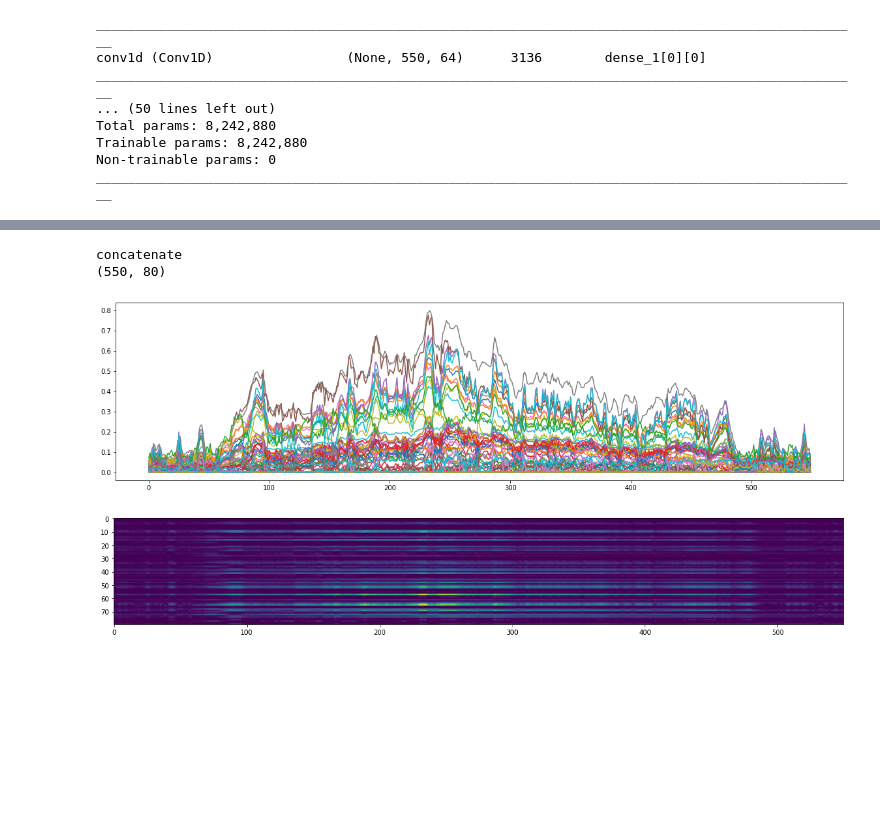
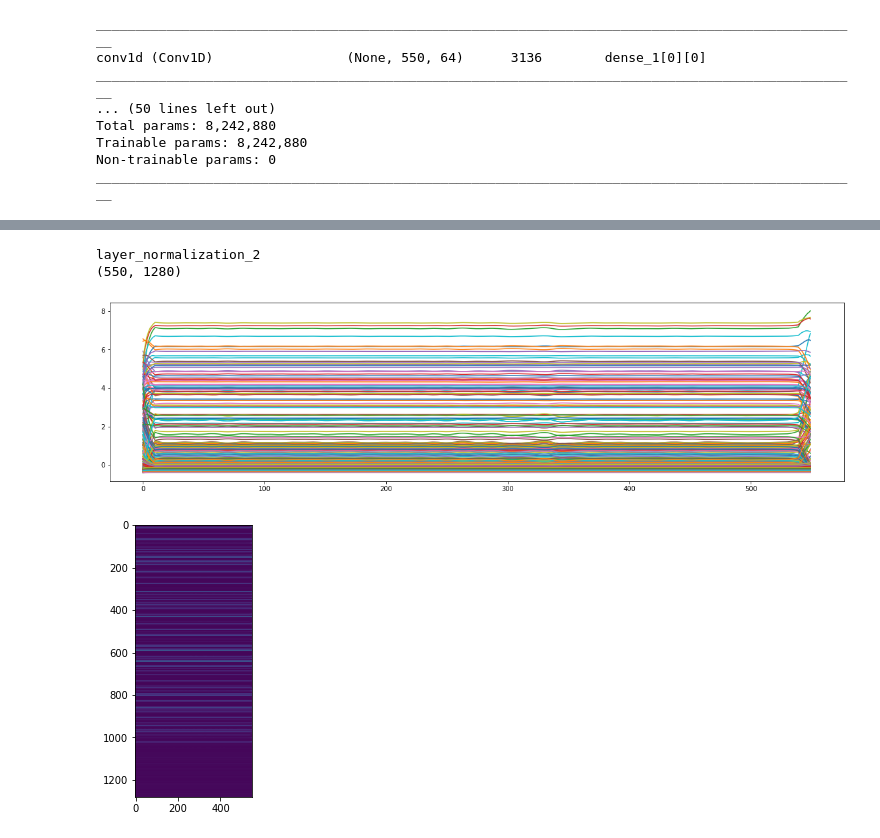
Before and after one commit to dercodeKoenig/trc-project, a Jupyter notebook: lstm/test.ipynb, the cells around one changed output, grey strips where cells are left out. Cells and saved outputs as stored; diff of their text form; code cells hidden in the pictures; blank space fills up the shorter version.

```diff
--- a/lstm/test.ipynb
+++ b/lstm/test.ipynb
@@ -493,27 +493,27 @@ plt.show()
 # %%
 import cv2
 
-#feature_extractor = tf.keras.Model(inputs = model.inputs[0], outputs = model.layers[14].output)
-feature_extractor = tf.keras.Model(inputs = model.inputs[0], outputs = model.layers[4].output)
+feature_extractor = tf.keras.Model(inputs = model.inputs[0], outputs = model.layers[14].output)
+#feature_extractor = tf.keras.Model(inputs = model.inputs[0], outputs = model.layers[4].output)
 #feature_extractor.summary()
 print(feature_extractor.layers[-1].name)
 output = feature_extractor(d.reshape(1, seq_len, -1))
 #output  = tf.keras.layers.LayerNormalization()(output)
 #output = model.layers[13](output)
 output = output[0].numpy()
 print(output.shape)
 plt.figure(figsize=(20,5))
 for i in output.T:
     plt.plot(i)
 plt.show()
 
 plt.figure(figsize=(20,5))
 #img = cv2.resize(output.T,(2000,500))
 img = output.T
 plt.imshow(img, aspect='1')
 plt.show()
 # %% [output]
-concatenate
-(550, 80)
+layer_normalization_2
+(550, 1280)
-[figure, old version]
+[figure, new version]
-[figure, old version]
+[figure, new version]
```
Also changed, not shown: parts of 9 cells of this notebook, 2 other files.
